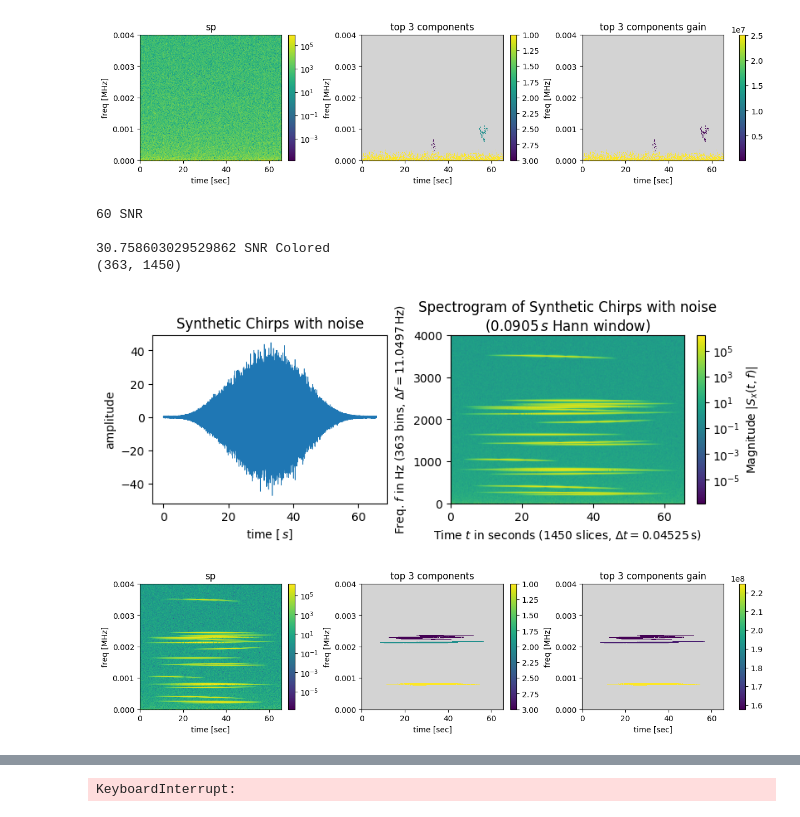
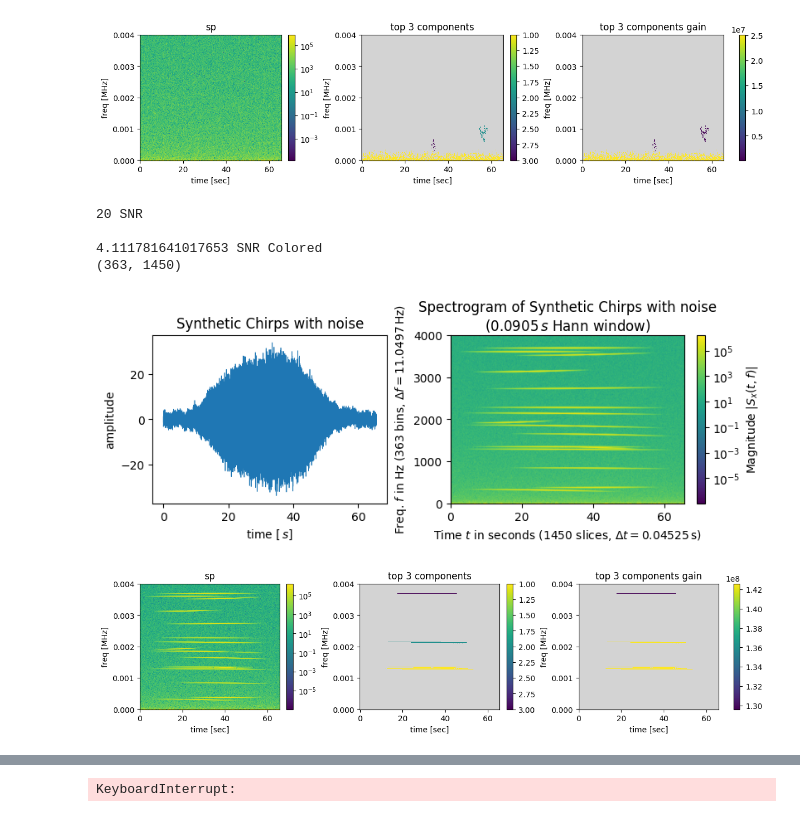
Before and after one commit to nacrocker/automated-segmentation, a Jupyter notebook: Maxs_maxtree_tests_with_synthetic_data_and_noise.ipynb, the cells around one changed output, grey strips where cells are left out. Drawn from its saved outputs; the diff is of its cells as text; code cells hidden in the pictures.

```diff
--- a/Maxs_maxtree_tests_with_synthetic_data_and_noise.ipynb
+++ b/Maxs_maxtree_tests_with_synthetic_data_and_noise.ipynb
@@ -2296,7 +2611,7 @@ chirps.append(Chirp(amp= 4.0, t0=t0, t1=t1, f0=0.3*fN, f1=0.55*fN)) #added to te
 sig0 = add_funcsigs(chirps,t)
 just_chirps = np.copy(sig0)
 
-SNR = 60
+SNR = 20
 sig_rms = np.sqrt(np.mean(sig0**2))
 noise_std = sig_rms / SNR #since the noise rms = noise stdev since mean of the noise is 0
 
@@ -2311,7 +2626,7 @@ def color_noise(noise, alpha):
     return np.fft.irfft(np.fft.rfft(noise) / f**(alpha/2), n=len(noise))#real inverse fft of real fft/ freq dependent scaling factor
     #---colored noise function - 0 white, 0.5 pink, 1 brown ----
 
-noise = color_noise(noise_1,0.6) #around alpha of 0.3 errors in detection occur
+noise = color_noise(noise_1,1) #around alpha of 0.3 errors in detection occur
 
 sig = sig0 + noise #the sythetic noise signal
 
@@ -2410,34 +2725,34 @@ sp = np.abs(sigstft)**2
 fsp = fsigstft
 tsp = tsigstft
 
 
 spmxtr=max_tree_cl(sp,connectivity=2)
 self=spmxtr
 
 gain_choice= 'avspecdens'
 #gain_choice = 'exp(entropy/area)'
 #gain_choice = 'skinny'
 #gain_choice = '1' #tot intesnity/area
 #gain_choice = 'avspecdens_div_freq'
 #gain_choice = 'avspecheight'
 #gain_choice = 'neg_kldiv_wresp_uniform_intensity'
 #gain_choice = 'log_energy_concentration'
 #gain_choice = 'signal_energy_concentration'
 gain = self.gain_predefined(gain_choice)
 # gain is a matrix which represents the gain at each bin each pixel is apart of
 #each pixel which is in the same maxtree bin corresponds to the same gain
 mxgnndslabeltopfill,mxgntopfill = self.label_optimummaxattrnode_image_components_with_rank_and_attr(gain)
 
 ntop=3 #used to be 10
 spdict = {'sp':sp,'fsp':fsp,'tsp':tsp}
 _ = show_top_components_rank_and_gain(spdict,mxgnndslabeltopfill,mxgntopfill,ntop=ntop,panelsize=(vsz,hsz),use_LogNorm_for_gain=False)
 
 
 ## end max_tree_optimimum_features
 # %% [output]
-60 SNR
+20 SNR
 
-30.758603029529862 SNR Colored
+4.111781641017653 SNR Colored
 (363, 1450)
-[figure, old version]
+[figure, new version]
-[figure, old version]
+[figure, new version]
```
Also changed, not shown: parts of 5 cells of this notebook.
